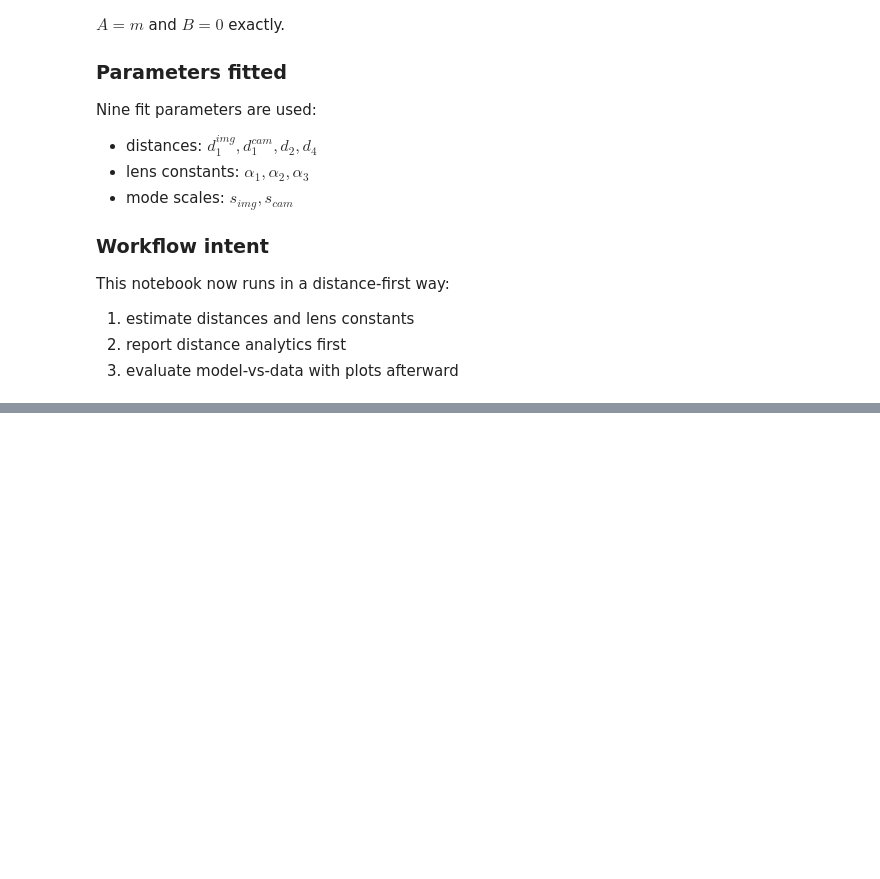
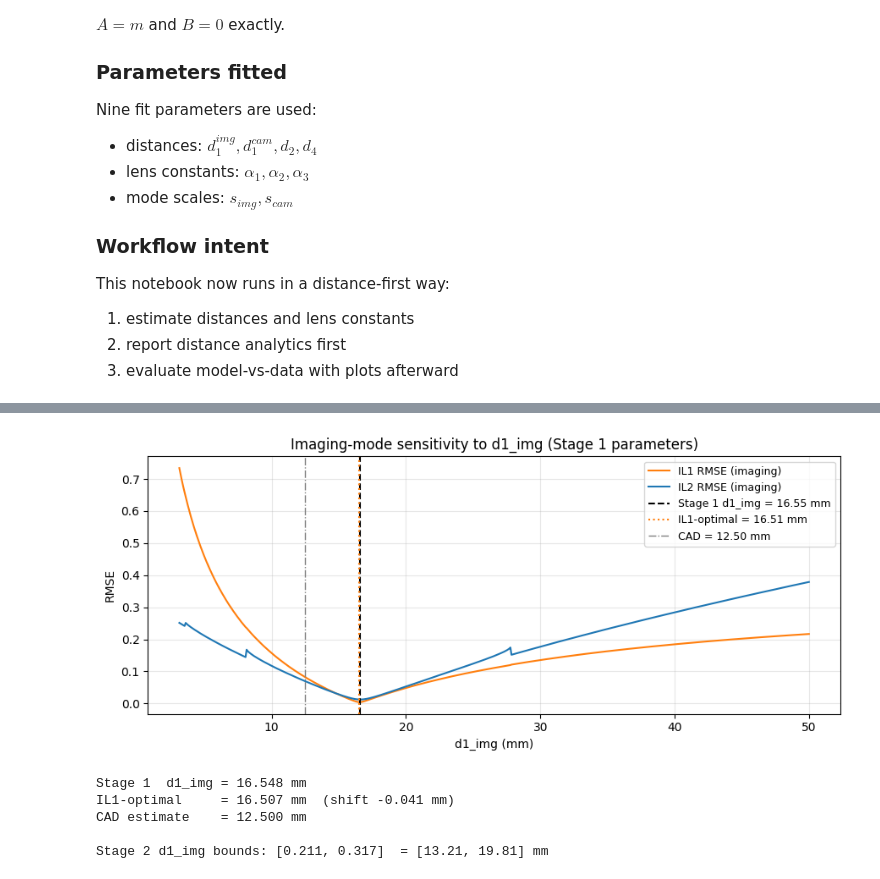
Before and after one commit to TemGym/TemGymCore, a Jupyter notebook: archived/examples/microscope_models/il_three_lens_constraint_study.ipynb, the cells around one changed output, grey strips where cells are left out. Cells and saved outputs as stored; diff of their text form; code cells hidden in the pictures; blank space fills up the shorter version.

```diff
--- a/archived/examples/microscope_models/il_three_lens_constraint_study.ipynb
+++ b/archived/examples/microscope_models/il_three_lens_constraint_study.ipynb
@@ -479,0 +441,56 @@ Suggestion: d1_img may not be the sole cause; inspect model form next.
+# %%
+# ── Sensitivity scan on d1_img using Stage 1 parameters ──────────────
+
+d1_scan = np.linspace(0.05, 0.80, 600)
+rmse_il1_scan, rmse_il2_scan = [], []
+
+for d1_try in d1_scan:
+    d_try = np.array([d1_try, d2_prelim, 1.0, d4_prelim])
+    p = model_at_data(m_img_prelim, x_img[2], d_try, alpha_prelim)
+    mi1 = np.isfinite(p[0])
+    mi2 = np.isfinite(p[1])
+    rmse_il1_scan.append(
+        np.sqrt(np.mean((p[0, mi1] - x_img[0, mi1])**2)) if np.any(mi1) else np.nan)
+    rmse_il2_scan.append(
+        np.sqrt(np.mean((p[1, mi2] - x_img[1, mi2])**2)) if np.any(mi2) else np.nan)
+
+rmse_il1_scan = np.array(rmse_il1_scan)
+rmse_il2_scan = np.array(rmse_il2_scan)
+best_d1_il1 = d1_scan[np.nanargmin(rmse_il1_scan)]
+
+# ── Plot ──
+fig, ax = plt.subplots(figsize=(9, 4))
+ax.plot(d1_scan * D3_MM, rmse_il1_scan, color='C1', label='IL1 RMSE (imaging)')
+ax.plot(d1_scan * D3_MM, rmse_il2_scan, color='C0', label='IL2 RMSE (imaging)')
+ax.axvline(d1i_prelim * D3_MM, color='k', ls='--', lw=1.5,
+           label=f'Stage 1 d1_img = {d1i_prelim * D3_MM:.2f} mm')
+ax.axvline(best_d1_il1 * D3_MM, color='C1', ls=':', lw=1.5,
+           label=f'IL1-optimal = {best_d1_il1 * D3_MM:.2f} mm')
+ax.axvline(CAD['d1_img'] * D3_MM, color='gray', ls='-.', lw=1.0,
+           label=f'CAD = {CAD["d1_img"] * D3_MM:.2f} mm')
+ax.set_xlabel('d1_img (mm)')
+ax.set_ylabel('RMSE')
+ax.set_title('Imaging-mode sensitivity to d1_img (Stage 1 parameters)')
+ax.grid(True, alpha=0.3)
+ax.legend(fontsize=9)
+plt.tight_layout()
+plt.show()
+
+# ── Decide d1_img bounds for Stage 2 ──
+delta_mm = (best_d1_il1 - d1i_prelim) * D3_MM
+print(f"Stage 1  d1_img = {d1i_prelim * D3_MM:.3f} mm")
+print(f"IL1-optimal     = {best_d1_il1 * D3_MM:.3f} mm  (shift {delta_mm:+.3f} mm)")
+print(f"CAD estimate    = {CAD['d1_img'] * D3_MM:.3f} mm")
+
+# Set informed d1_img bounds: ±20% around the IL1-optimal value
+d1_lo = max(0.05, best_d1_il1 * 0.80)
+d1_hi = min(0.80, best_d1_il1 * 1.20)
+print(f"\nStage 2 d1_img bounds: [{d1_lo:.3f}, {d1_hi:.3f}]  "
+      f"= [{d1_lo * D3_MM:.2f}, {d1_hi * D3_MM:.2f}] mm")
+# %% [output]
+[figure, added]
+Stage 1  d1_img = 16.548 mm
+IL1-optimal     = 16.507 mm  (shift -0.041 mm)
+CAD estimate    = 12.500 mm
+
+Stage 2 d1_img bounds: [0.211, 0.317]  = [13.21, 19.81] mm
```
Also changed, not shown: parts of 19 cells of this notebook, 2 other files.
